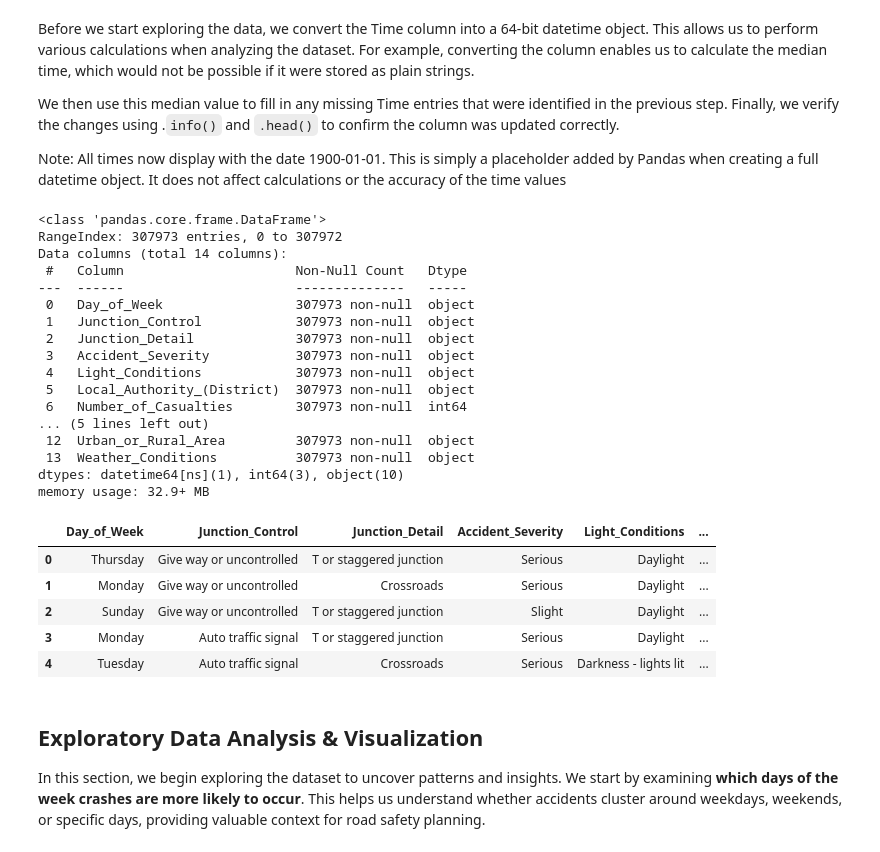
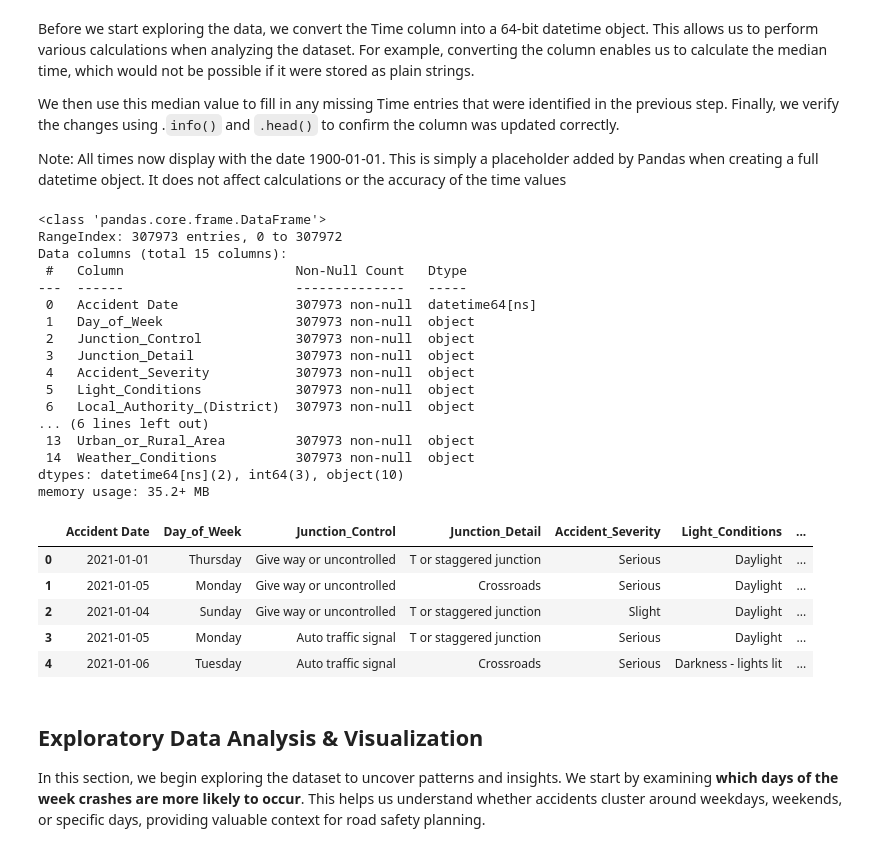
Before and after one commit to jackl92/UK_road_safety, a Jupyter notebook: road_accidents.ipynb, the cells around one changed output. Drawn from its saved outputs; the diff is of its cells as text; code cells hidden in the pictures.

```diff
--- a/road_accidents.ipynb
+++ b/road_accidents.ipynb
@@ -63,7 +63,7 @@ data.head()
 # %%
 data['Accident_Severity'] = data['Accident_Severity'].replace({'Fetal': 'Fatal'})
 
-data.drop(['Carriageway_Hazards', 'Police_Force', 'Vehicle_Type', 'Accident Date', 'Accident_Index', 'Latitude', 'Longitude'], axis=1, inplace=True, errors='ignore')
+data.drop(['Carriageway_Hazards', 'Police_Force', 'Vehicle_Type', 'Accident_Index', 'Latitude', 'Longitude'], axis=1, inplace=True, errors='ignore')
 
 data.info()
 # %% [output]
@@ -90,36 +90,38 @@ memory usage: 32.9+ MB
 <p><bold>Note: All times now display with the date 1900-01-01. This is simply a placeholder added by Pandas when creating a full datetime object. It does not affect calculations or the accuracy of the time values</bold></p>
 # %%
 data['Time'] = pd.to_datetime(data['Time'], format='%H:%M', errors='coerce')
+
+data['Accident Date'] = pd.to_datetime(data['Accident Date'], format='%d-%m-%Y', errors='coerce')
 
 median_time = data['Time'].median()
 data['Time'] = data['Time'].fillna(median_time)
 
 data.info()
 data.head()
 # %% [output]
 <class 'pandas.core.frame.DataFrame'>
 RangeIndex: 307973 entries, 0 to 307972
-Data columns (total 14 columns):
+Data columns (total 15 columns):
  #   Column                      Non-Null Count   Dtype
 ---  ------                      --------------   -----
- 0   Day_of_Week                 307973 non-null  object
- 1   Junction_Control            307973 non-null  object
- 2   Junction_Detail             307973 non-null  object
- 3   Accident_Severity           307973 non-null  object
- 4   Light_Conditions            307973 non-null  object
- 5   Local_Authority_(District)  307973 non-null  object
- 6   Number_of_Casualties        307973 non-null  int64
-... (5 lines left out)
- 12  Urban_or_Rural_Area         307973 non-null  object
- 13  Weather_Conditions          307973 non-null  object
-dtypes: datetime64[ns](1), int64(3), object(10)
-memory usage: 32.9+ MB
+ 0   Accident Date               307973 non-null  datetime64[ns]
+ 1   Day_of_Week                 307973 non-null  object
+ 2   Junction_Control            307973 non-null  object
+ 3   Junction_Detail             307973 non-null  object
+ 4   Accident_Severity           307973 non-null  object
+ 5   Light_Conditions            307973 non-null  object
+ 6   Local_Authority_(District)  307973 non-null  object
+... (6 lines left out)
+ 13  Urban_or_Rural_Area         307973 non-null  object
+ 14  Weather_Conditions          307973 non-null  object
+dtypes: datetime64[ns](2), int64(3), object(10)
+memory usage: 35.2+ MB
-|  | Day_of_Week | Junction_Control | Junction_Detail | Accident_Severity | Light_Conditions | ... |
-| 0 | Thursday | Give way or uncontrolled | T or staggered junction | Serious | Daylight | ... |
-| 1 | Monday | Give way or uncontrolled | Crossroads | Serious | Daylight | ... |
-| 2 | Sunday | Give way or uncontrolled | T or staggered junction | Slight | Daylight | ... |
-| 3 | Monday | Auto traffic signal | T or staggered junction | Serious | Daylight | ... |
-| 4 | Tuesday | Auto traffic signal | Crossroads | Serious | Darkness - lights lit | ... |
+|  | Accident Date | Day_of_Week | Junction_Control | Junction_Detail | Accident_Severity | Light_Conditions | ... |
+| 0 | 2021-01-01 | Thursday | Give way or uncontrolled | T or staggered junction | Serious | Daylight | ... |
+| 1 | 2021-01-05 | Monday | Give way or uncontrolled | Crossroads | Serious | Daylight | ... |
+| 2 | 2021-01-04 | Sunday | Give way or uncontrolled | T or staggered junction | Slight | Daylight | ... |
+| 3 | 2021-01-05 | Monday | Auto traffic signal | T or staggered junction | Serious | Daylight | ... |
+| 4 | 2021-01-06 | Tuesday | Auto traffic signal | Crossroads | Serious | Darkness - lights lit | ... |
 # %% [markdown]
 <h2>Exploratory Data Analysis & Visualization</h2>
 
```
Also changed, not shown: parts of 3 cells of this notebook.
